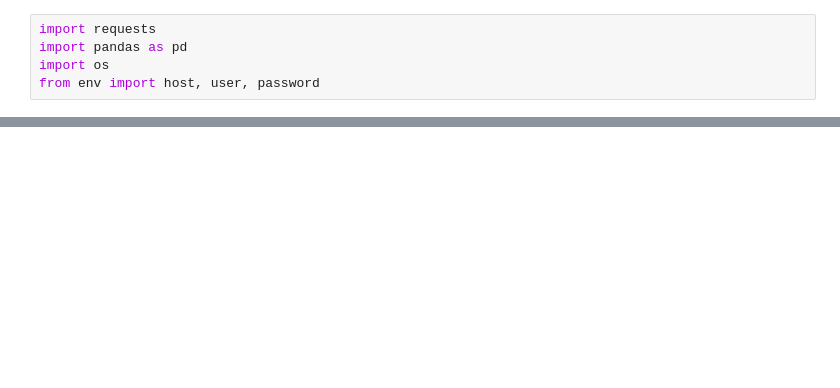
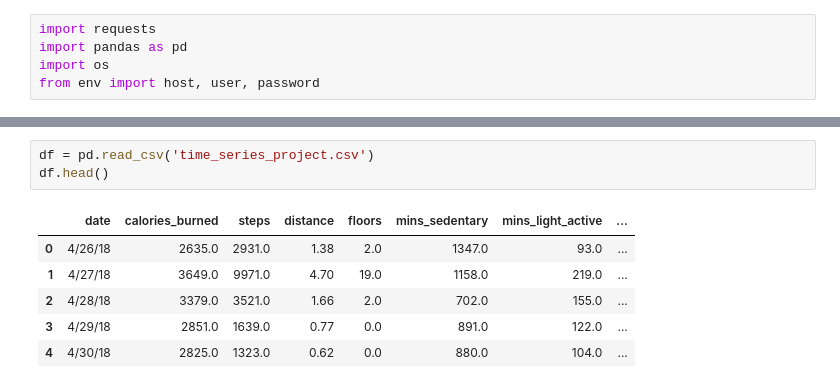
Before and after one commit to CSolitaire/time-series-exercises, a Jupyter notebook: project_explore.ipynb, the cells around one changed output, grey strips where cells are left out. Cells and saved outputs as stored; diff of their text form; blank space fills up the shorter version.

```diff
--- a/project_explore.ipynb
+++ b/project_explore.ipynb
@@ -25,0 +20,10 @@ pd.read_csv(f"{data_files}{csv_name}")
+# %%
+df = pd.read_csv('time_series_project.csv')
+df.head()
+# %% [output]
+|  | date | calories_burned | steps | distance | floors | mins_sedentary | mins_light_active | ... |
+| 0 | 4/26/18 | 2635.0 | 2931.0 | 1.38 | 2.0 | 1347.0 | 93.0 | ... |
+| 1 | 4/27/18 | 3649.0 | 9971.0 | 4.70 | 19.0 | 1158.0 | 219.0 | ... |
+| 2 | 4/28/18 | 3379.0 | 3521.0 | 1.66 | 2.0 | 702.0 | 155.0 | ... |
+| 3 | 4/29/18 | 2851.0 | 1639.0 | 0.77 | 0.0 | 891.0 | 122.0 | ... |
+| 4 | 4/30/18 | 2825.0 | 1323.0 | 0.62 | 0.0 | 880.0 | 104.0 | ... |
```
Also changed, not shown: parts of 10 cells of this notebook, 1 other file.
